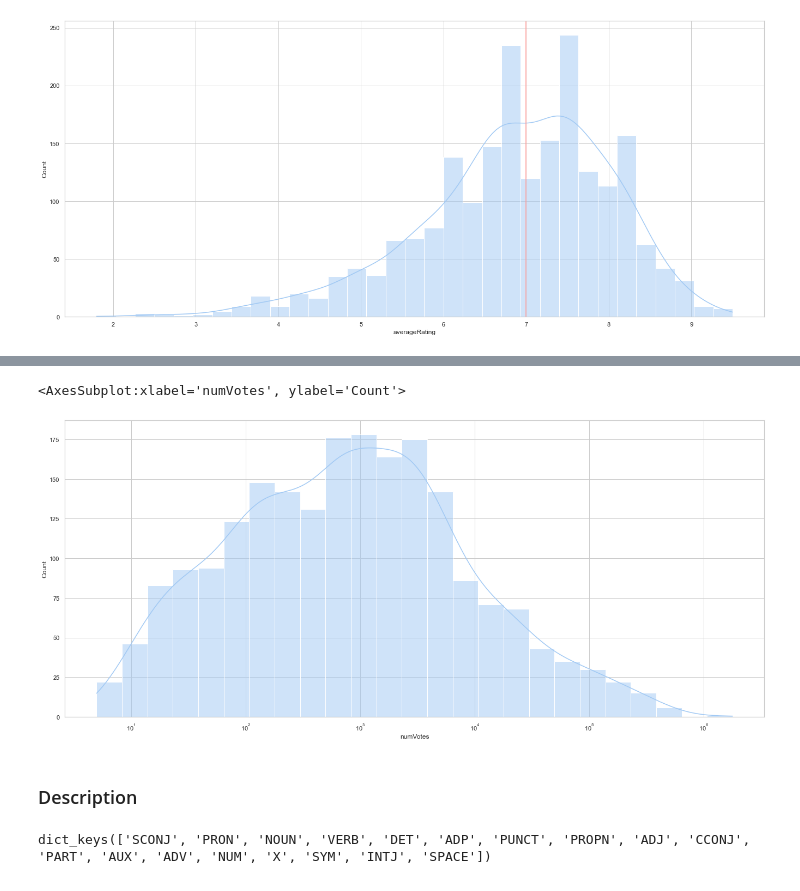
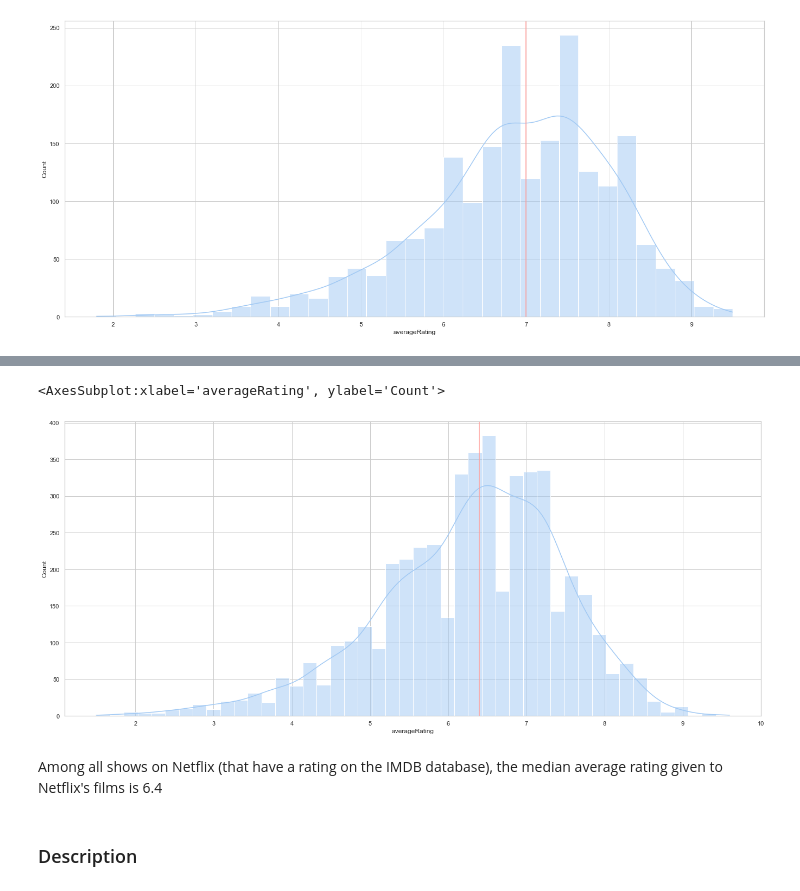
Before and after one commit to huongngo-8/gender_film_analysis, a Jupyter notebook: notebooks/prelim_explore.ipynb, the cells around one changed output, grey strips where cells are left out. Drawn from its saved outputs; the diff is of its cells as text; code cells hidden in the pictures.

```diff
--- a/notebooks/prelim_explore.ipynb
+++ b/notebooks/prelim_explore.ipynb
@@ -445,0 +462,3 @@ shows_rating[['numVotes']].describe()
+# %%
+films_rating_no_0 = films_rating[films_rating['averageRating'] != 0]
+films_rating_no_0[['averageRating']].describe()
@@ -446,10 +475,13 @@ shows_rating[['numVotes']].describe()
 # %%
 fig, ax = plt.subplots(figsize = (23, 10))
-num_votes_plt = sns.histplot(data = shows_rating[shows_rating['numVotes'] != 0], x = 'numVotes', color = "b", log_scale = True, kde = True)
-num_votes_plt
+avg_rating_f_plt = sns.histplot(data = films_rating_no_0, x = 'averageRating', color = "b", kde = True)
+plt.axvline(x = 6.4, color = "r")
+avg_rating_f_plt
 # %% [output]
-<AxesSubplot:xlabel='numVotes', ylabel='Count'>
+<AxesSubplot:xlabel='averageRating', ylabel='Count'>
-[figure, old version]
+[figure, new version]
+# %% [markdown]
+Among all shows on Netflix (that have a rating on the IMDB database), the median average rating given to Netflix's films is 6.4
 # %% [markdown]
 ### Description
 # %%
@@ -463,10 +495,6 @@ for desc in titles_rating['description']:
             pos_words[pos] = [token.lemma_]
         else:
             pos_words[pos].append(token.lemma_)
-# %%
-pos_words.keys()
-# %% [output]
-dict_keys(['SCONJ', 'PRON', 'NOUN', 'VERB', 'DET', 'ADP', 'PUNCT', 'PROPN', 'ADJ', 'CCONJ', 'PART', 'AUX', 'ADV', 'NUM', 'X', 'SYM', 'INTJ', 'SPACE'])
 # %%
 def plt_wc(words):
     fig, ax = plt.subplots(figsize = (10, 10))
```
Also changed, not shown: parts of 37 cells of this notebook, 16 other files.
